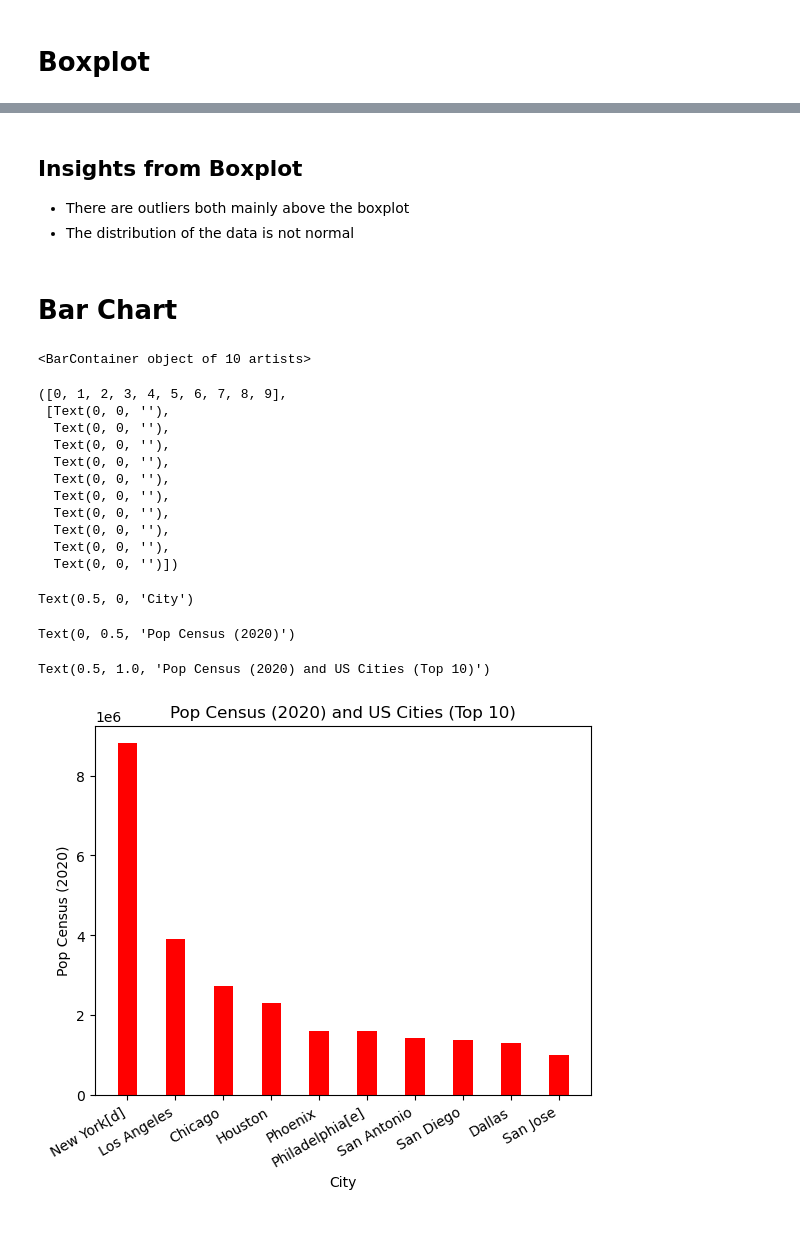
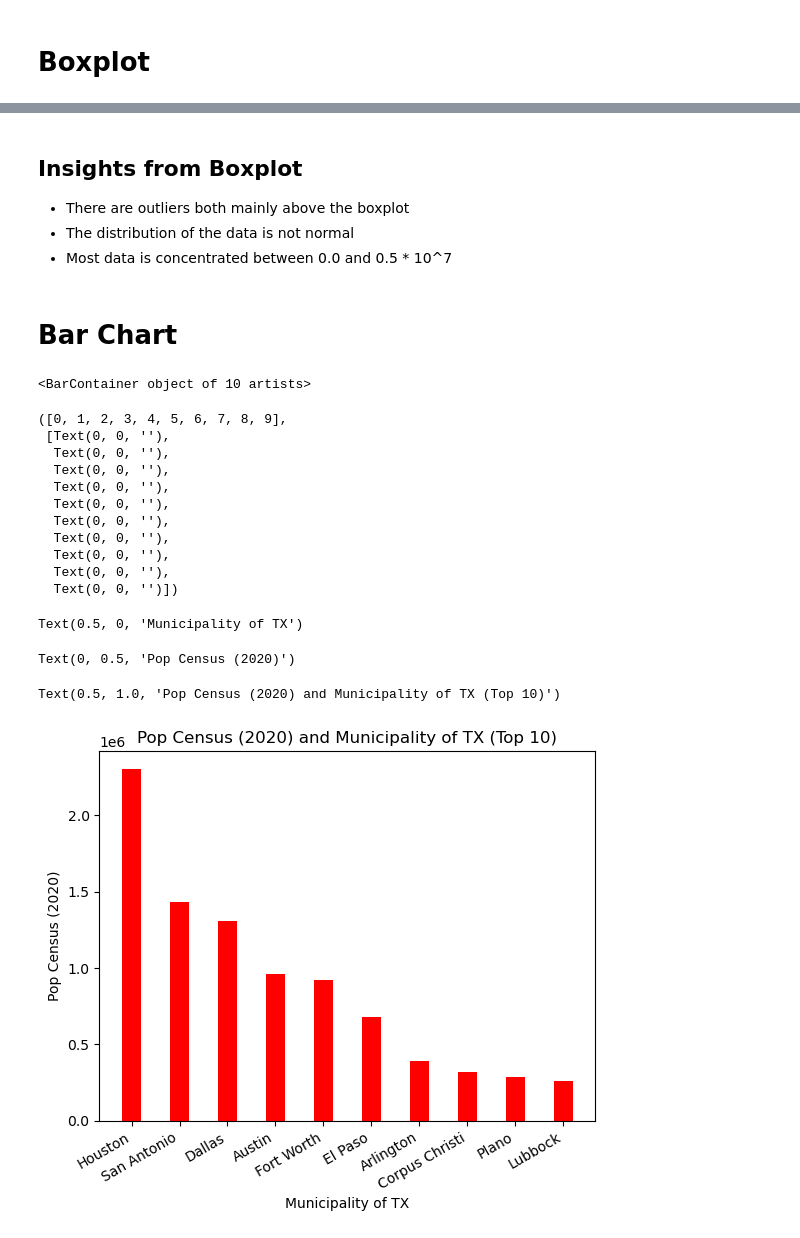
Before and after one commit to ZacharySoo01/I310D_DataCuration-Analysis, a Jupyter notebook: zks273_assignment7.ipynb, the cells around one changed output, grey strips where cells are left out. Cells and saved outputs as stored; diff of their text form; code cells hidden in the pictures.

```diff
--- a/zks273_assignment7.ipynb
+++ b/zks273_assignment7.ipynb
@@ -152,7 +180,7 @@ import pylab as pl
 InteractiveShell.ast_node_interactivity = "all"
 
 
-uspopulation_df = pd.read_csv("WikiUSCitiesPopulationFinal.csv")
-pop_census = uspopulation_df["Pop Census (2020)"]
+txpopulation_df = pd.read_csv("WikiTxCitiesPopulationFinal.csv")
+pop_census = txpopulation_df["2020 Census"]
 pop_census.describe()
 # %% [output]
@@ -213,45 +242,46 @@ Text(0, 0.5, 'Population')
 ## Insights from Boxplot
 - There are outliers both mainly above the boxplot
 - The distribution of the data is not normal
+- Most data is concentrated between 0.0 and 0.5 * 10^7
 # %% [markdown]
 # Bar Chart
 # %%
 # Use a bar chart for plotting gross vs director_name
-x_column = uspopulation_df["City"]
-y_column = uspopulation_df["Pop Census (2020)"]
+x_column = txpopulation_df["Municipality"]
+y_column = txpopulation_df["2020 Census"]
 
 selected_x = []
 selected_y = []
 
 for rows in range(10):
     selected_x.append(x_column[rows])
     selected_y.append(y_column[rows])
 
 
 # Now plot our bar graph
 plt.bar(selected_x, selected_y, color ='red', width =.4)
 plt.xticks(rotation=30, ha='right')
 
 
-plt.xlabel("City")
+plt.xlabel("Municipality of TX")
 plt.ylabel("Pop Census (2020)")
-plt.title("Pop Census (2020) and US Cities (Top 10)")
+plt.title("Pop Census (2020) and Municipality of TX (Top 10)")
 # %% [output]
 <BarContainer object of 10 artists>
 ([0, 1, 2, 3, 4, 5, 6, 7, 8, 9],
  [Text(0, 0, ''),
   Text(0, 0, ''),
   Text(0, 0, ''),
   Text(0, 0, ''),
   Text(0, 0, ''),
   Text(0, 0, ''),
   Text(0, 0, ''),
   Text(0, 0, ''),
   Text(0, 0, ''),
   Text(0, 0, '')])
-Text(0.5, 0, 'City')
+Text(0.5, 0, 'Municipality of TX')
 Text(0, 0.5, 'Pop Census (2020)')
-Text(0.5, 1.0, 'Pop Census (2020) and US Cities (Top 10)')
+Text(0.5, 1.0, 'Pop Census (2020) and Municipality of TX (Top 10)')
-[figure, old version]
+[figure, new version]
 # %% [markdown]
 ### Insights
```
Also changed, not shown: parts of 16 cells of this notebook.
